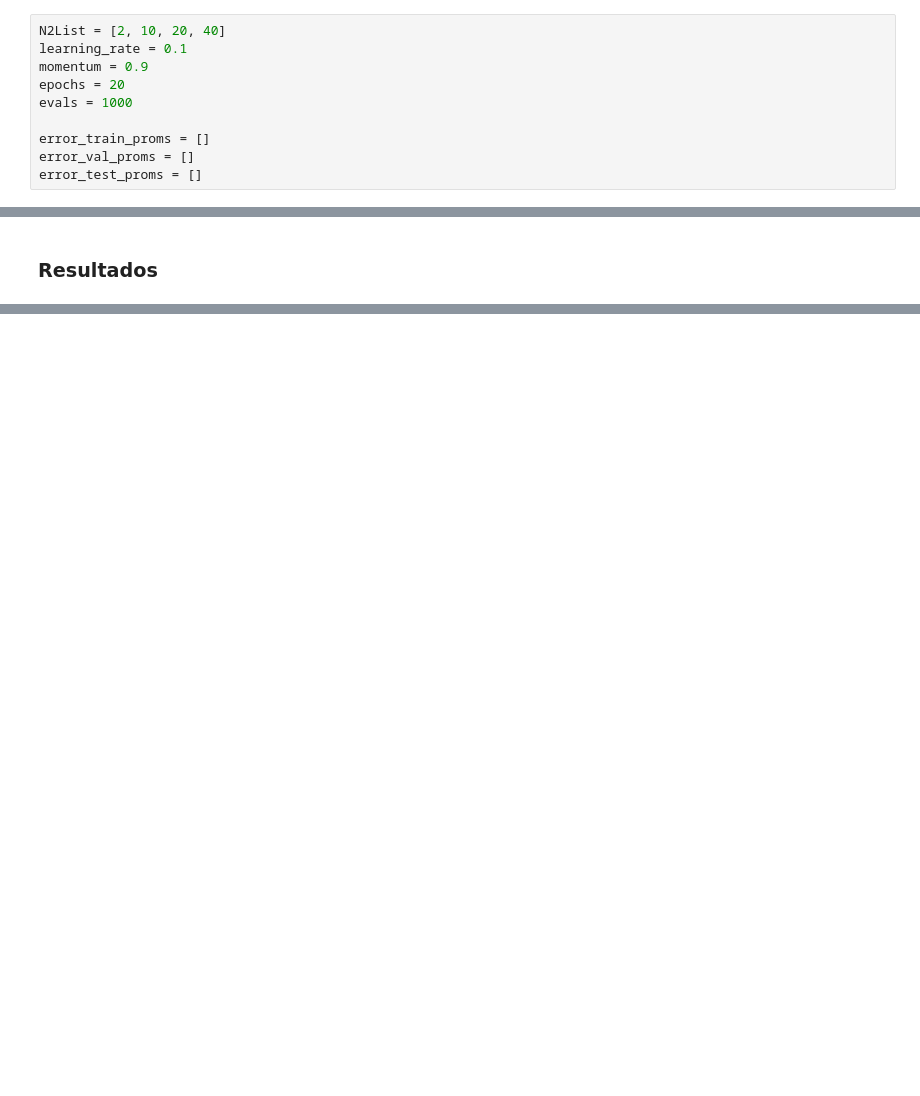
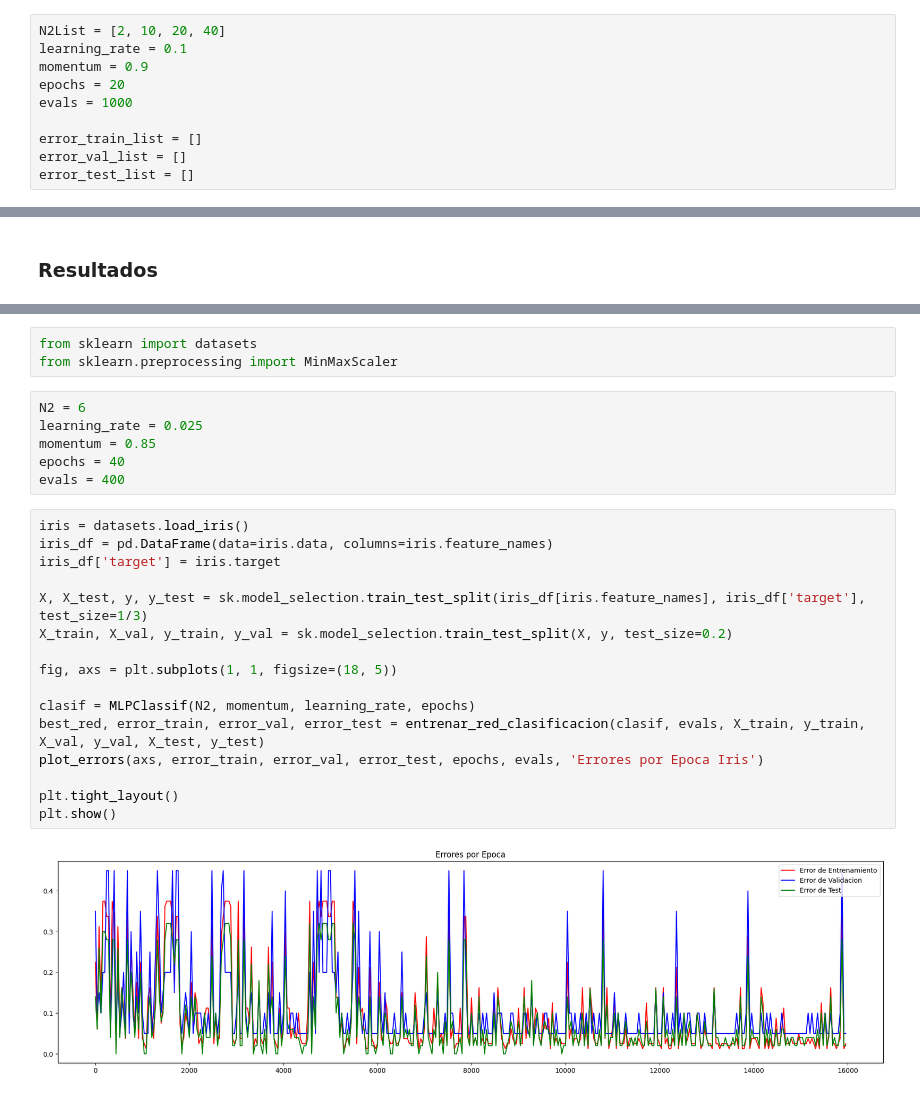
Before and after one commit to Pomarola/IAA, a Jupyter notebook: TP2.ipynb, the cells around one changed output, grey strips where cells are left out. Drawn from its saved outputs; the diff is of its cells as text; blank space fills up the shorter version.

```diff
--- a/TP2.ipynb
+++ b/TP2.ipynb
@@ -120,9 +153,9 @@ momentum = 0.9
 epochs = 20
 evals = 1000
 
-error_train_proms = []
-error_val_proms = []
-error_test_proms = []
+error_train_list = []
+error_val_list = []
+error_test_list = []
 # %%
 fig, axs = plt.subplots(2, 2, figsize=(15, 15))
 
@@ -461,0 +502,27 @@ plt.show()
+# %%
+from sklearn import datasets
+from sklearn.preprocessing import MinMaxScaler
+# %%
+N2 = 6
+learning_rate = 0.025
+momentum = 0.85
+epochs = 40
+evals = 400
+# %%
+iris = datasets.load_iris()
+iris_df = pd.DataFrame(data=iris.data, columns=iris.feature_names)
+iris_df['target'] = iris.target
+
+X, X_test, y, y_test = sk.model_selection.train_test_split(iris_df[iris.feature_names], iris_df['target'], test_size=1/3)
+X_train, X_val, y_train, y_val = sk.model_selection.train_test_split(X, y, test_size=0.2)
+
+fig, axs = plt.subplots(1, 1, figsize=(18, 5))
+
+clasif = MLPClassif(N2, momentum, learning_rate, epochs)
+best_red, error_train, error_val, error_test = entrenar_red_clasificacion(clasif, evals, X_train, y_train, X_val, y_val, X_test, y_test)
+plot_errors(axs, error_train, error_val, error_test, epochs, evals, 'Errores por Epoca Iris')
+
+plt.tight_layout()
+plt.show()
+# %% [output]
+[figure, added]
```
Also changed, not shown: parts of 20 cells of this notebook.
